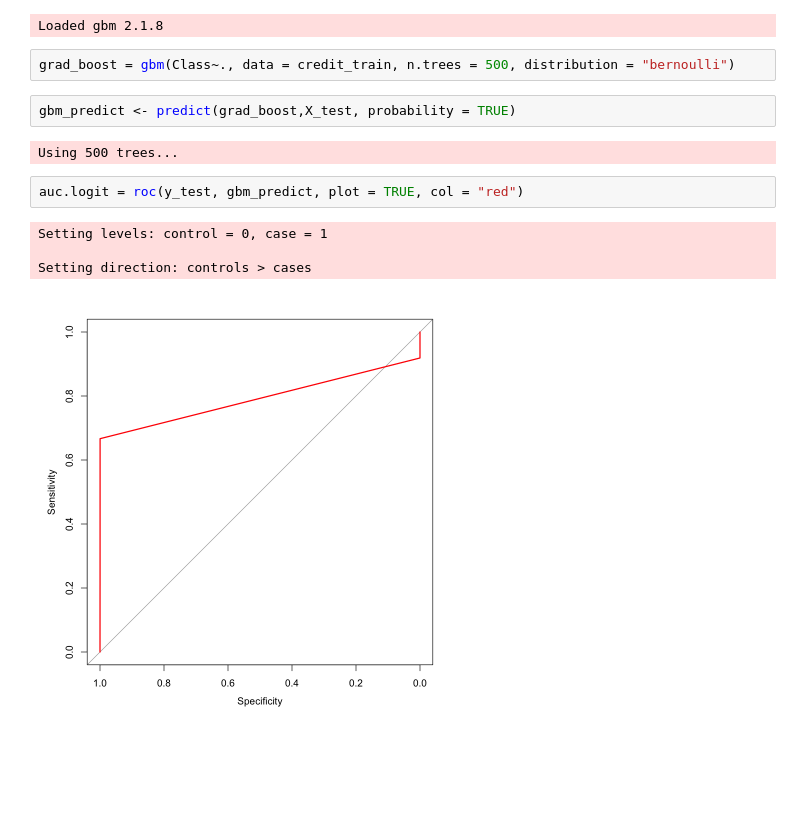
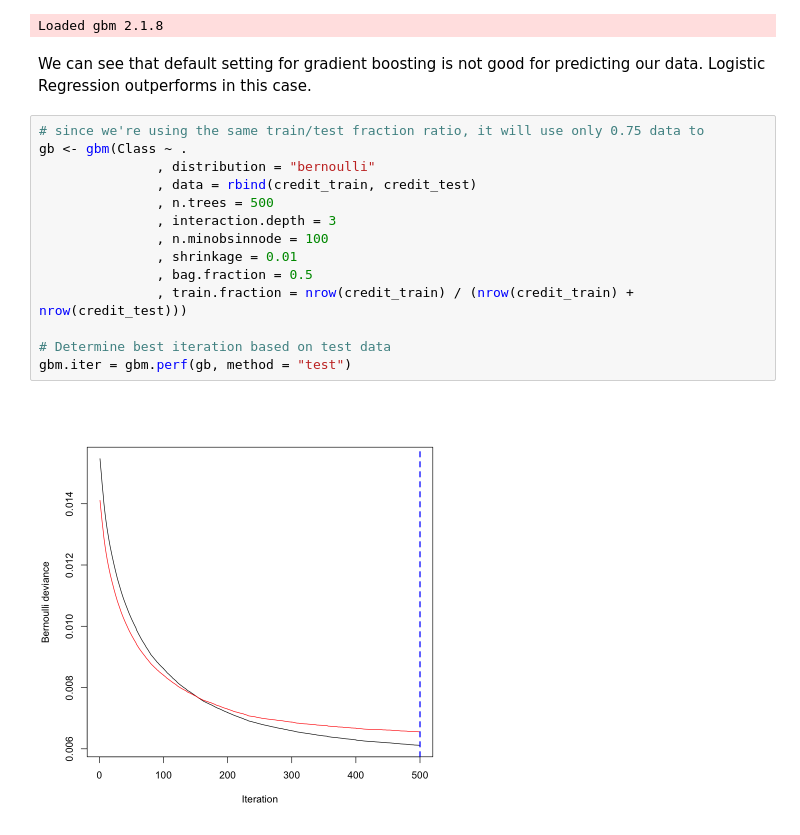
Before and after one commit to pavankumar592/CreditCard_Fraud_Detection, a Jupyter notebook: R version/Credit Card Fraud Detection.ipynb, the cells around one changed output. Drawn from its saved outputs; the diff is of its cells as text; blank space fills up the shorter version.

```diff
--- a/R version/Credit Card Fraud Detection.ipynb
+++ b/R version/Credit Card Fraud Detection.ipynb
@@ -147,16 +147,21 @@ A tibble: 1 × 3
 library(gbm)
 # %% [output]
 Loaded gbm 2.1.8
-# %%
-grad_boost = gbm(Class~., data = credit_train, n.trees = 500, distribution = "bernoulli")
-# %%
-gbm_predict <- predict(grad_boost,X_test, probability = TRUE)
-# %% [output]
-Using 500 trees...
-# %%
-auc.logit = roc(y_test, gbm_predict, plot = TRUE, col = "red")
-# %% [output]
-Setting levels: control = 0, case = 1
-
-Setting direction: controls > cases
-[figure, removed]
+# %% [markdown]
+We can see that default setting for gradient boosting is not good for predicting our data. Logistic Regression outperforms in this case.
+# %%
+# since we're using the same train/test fraction ratio, it will use only 0.75 data to
+gb <- gbm(Class ~ .
+               , distribution = "bernoulli"
+               , data = rbind(credit_train, credit_test)
+               , n.trees = 500
+               , interaction.depth = 3
+               , n.minobsinnode = 100
+               , shrinkage = 0.01
+               , bag.fraction = 0.5
+               , train.fraction = nrow(credit_train) / (nrow(credit_train) + nrow(credit_test)))
+
+# Determine best iteration based on test data
+gbm.iter = gbm.perf(gb, method = "test")
+# %% [output]
+[figure, added]
```
Also changed, not shown: parts of 9 cells of this notebook.
